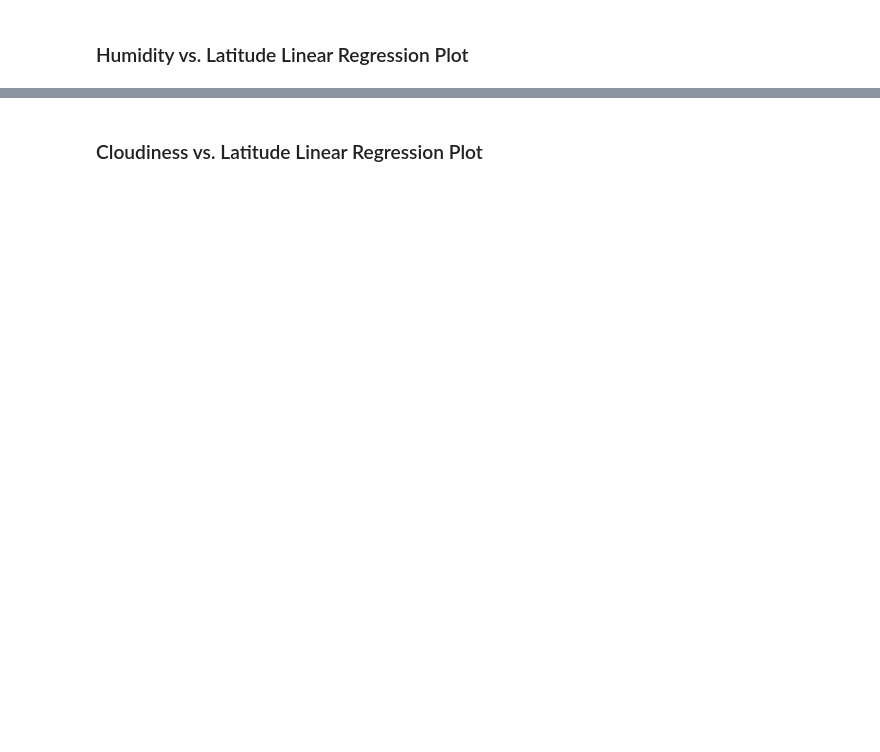
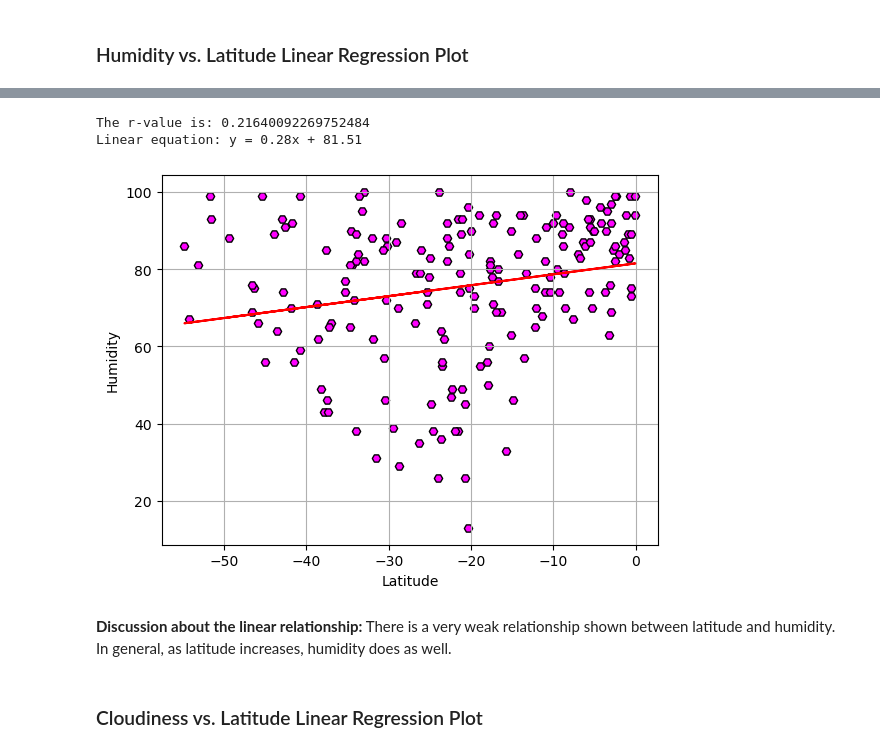
Before and after one commit to ndchian/python-api-challenge, a Jupyter notebook: WeatherPy/starter_code/WeatherPy.ipynb, the cells around one changed output, grey strips where cells are left out. Cells and saved outputs as stored; diff of their text form; code cells hidden in the pictures; blank space fills up the shorter version.

```diff
--- a/WeatherPy/starter_code/WeatherPy.ipynb
+++ b/WeatherPy/starter_code/WeatherPy.ipynb
@@ -332,2 +364,22 @@ The r-value is: 0.0002808747046324607
+# %%
+# Southern Hemisphere
+plt.scatter(southern_hemi_df['Lat'],southern_hemi_df['Humidity'], marker='H', facecolors='magenta', edgecolors='black')
+
+# other graph properties
+plt.xlabel("Latitude")
+plt.ylabel("Humidity")
+plt.grid()
+
+# Linear regression on Southern Hemisphere
+x = southern_hemi_df['Lat']
+y = southern_hemi_df['Humidity']
+linReg(x,y)
+plt.show()#
+# %% [output]
+The r-value is: 0.21640092269752484
+Linear equation: y = 0.28x + 81.51
+[figure, added]
+# %% [markdown]
+**Discussion about the linear relationship:** There is a very weak relationship shown between latitude and humidity. In general, as latitude increases, humidity does as well.
 # %% [markdown]
 ### Cloudiness vs. Latitude Linear Regression Plot
```
Also changed, not shown: parts of 35 cells of this notebook, 6 other files.
